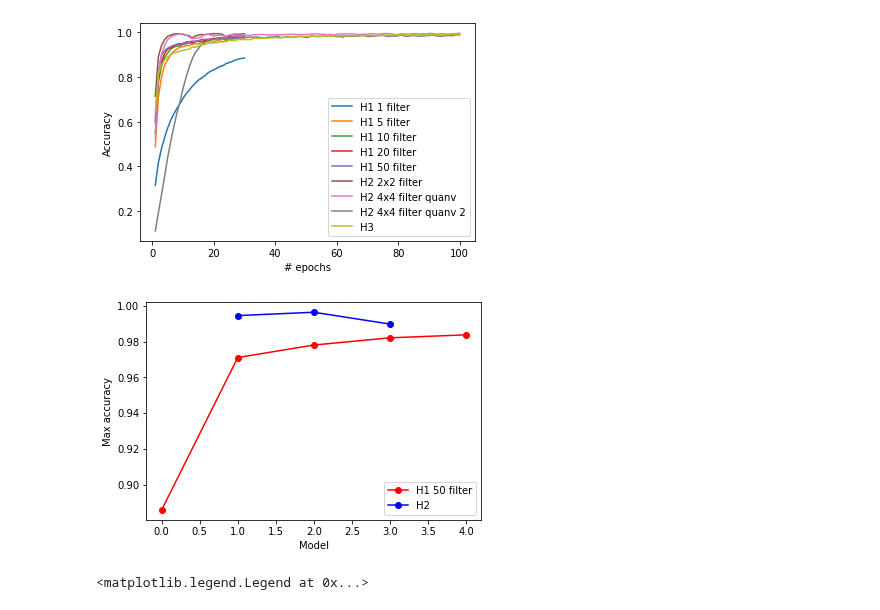
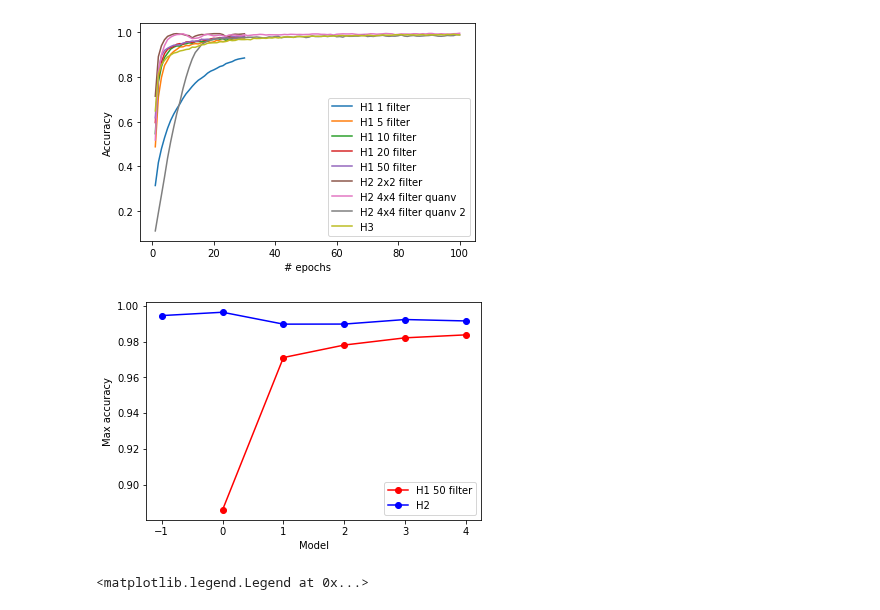
Before and after one commit to vutuanhai237/DynamicQNN, a Jupyter notebook: codes/plt_baseline.ipynb, the cells around one changed output. Drawn from its saved outputs; the diff is of its cells as text; code cells hidden in the pictures.

Commit message:
Run quanvx11 to 12

```diff
--- a/codes/plt_baseline.ipynb
+++ b/codes/plt_baseline.ipynb
@@ -65,30 +65,37 @@ plt.legend()
 # %%
 filters = [1, 5, 10, 20, 50]
 i = 0
 accuracies_h1, accuracies_h2 = [], []
 for num_filter in filters:
     accs_h1 = np.asarray(np.loadtxt('exps_mnist/h1_' + str(num_filter) + 'filter/h1history_accuracy.txt'))
     accuracies_h1.append(np.max(np.mean(accs_h1, axis = 0)))
 
 plt.plot(range(0, len(filters)), accuracies_h1, '-ro', label = 'H1 ' + str(num_filter) +' filter')
 
 accs_h2_2 = np.asarray(np.loadtxt('exps_mnist/h2_2x2filter/h2history_accuracy.txt'))
 accs_h2_4_quanv = np.asarray(np.loadtxt('exps_mnist/h2_4x4filter_quanv/h2history_accuracy.txt'))
+accs_h2_4_quanv1 = np.asarray(np.loadtxt('exps_mnist/h2_4x4filter_quanv1/h2history_accuracy.txt'))
 accs_h2_4_quanv2 = np.asarray(np.loadtxt('exps_mnist/h2_4x4filter_quanv2/h2history_accuracy.txt'))
+accs_h2_4_quanv3 = np.asarray(np.loadtxt('exps_mnist/h2_4x4filter_quanv3/h2history_accuracy.txt'))
+accs_h2_4_quanv4 = np.asarray(np.loadtxt('exps_mnist/h2_4x4filter_quanv4/h2history_accuracy.txt'))
+
 accuracies_h2.append(np.max(np.mean(accs_h2_2, axis = 0)))
 accuracies_h2.append(np.max(np.mean(accs_h2_4_quanv, axis = 0)))
+accuracies_h2.append(np.max(np.mean(accs_h2_4_quanv1, axis = 0)))
 accuracies_h2.append(np.max(np.mean(accs_h2_4_quanv2, axis = 0)))
+accuracies_h2.append(np.max(np.mean(accs_h2_4_quanv3, axis = 0)))
+accuracies_h2.append(np.max(np.mean(accs_h2_4_quanv4, axis = 0)))
 
-plt.plot(range(1, 4), accuracies_h2, '-bo', label = 'H2')
+plt.plot(range(-1, 5), accuracies_h2, '-bo', label = 'H2')
 
 # accs_h3 = np.asarray(np.loadtxt('exps_mnist/h3/h3history_accuracy.txt'))
 # plt.plot(range(1, 101), np.mean(accs_h3, axis = 0), label = 'H3')
 plt.xlabel('Model')
 plt.ylabel('Max accuracy')
 plt.legend()
 plt.show()
 # %% [output]
-[figure, old version]
+[figure, new version]
 # %%
 filters = [1, 5, 10, 20, 50]
 
```
Also changed, not shown: 15 other files.
